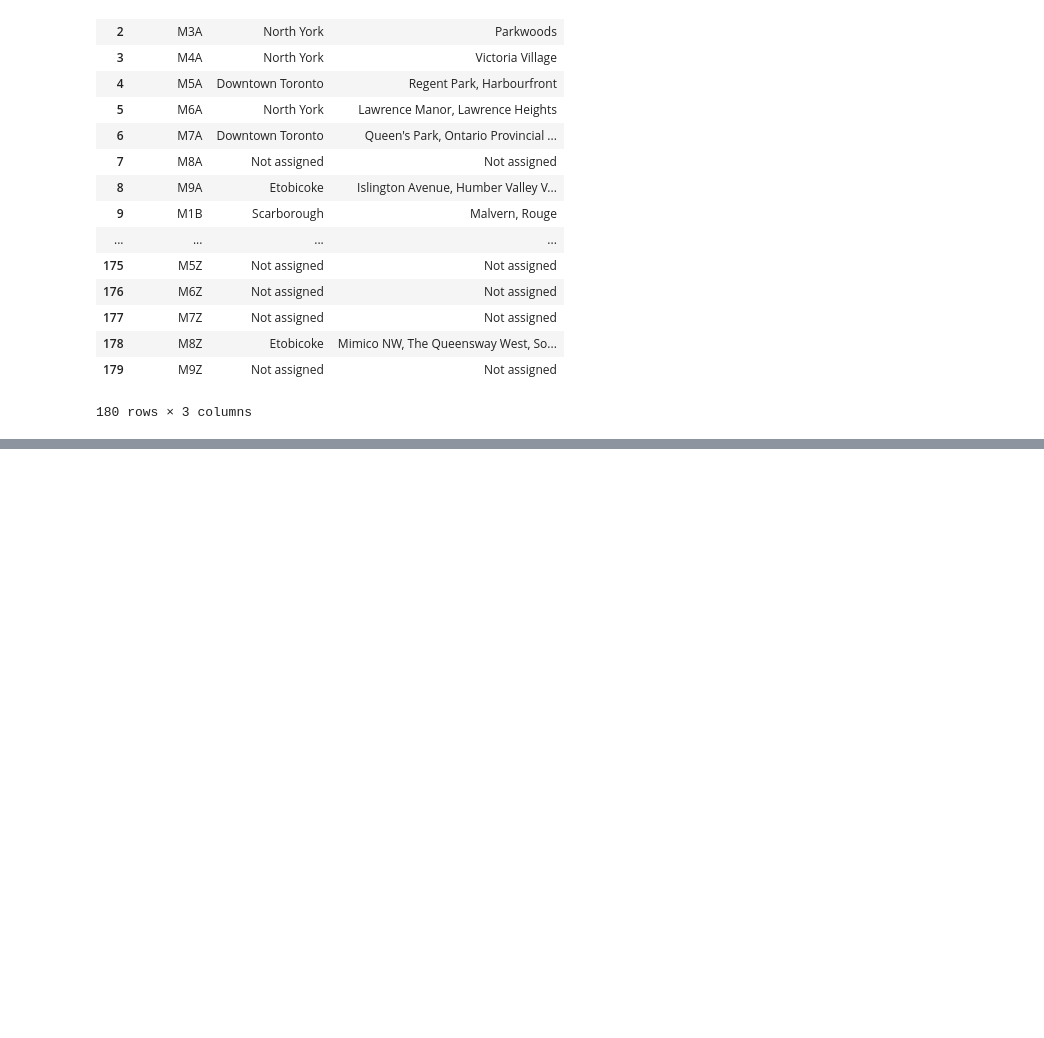
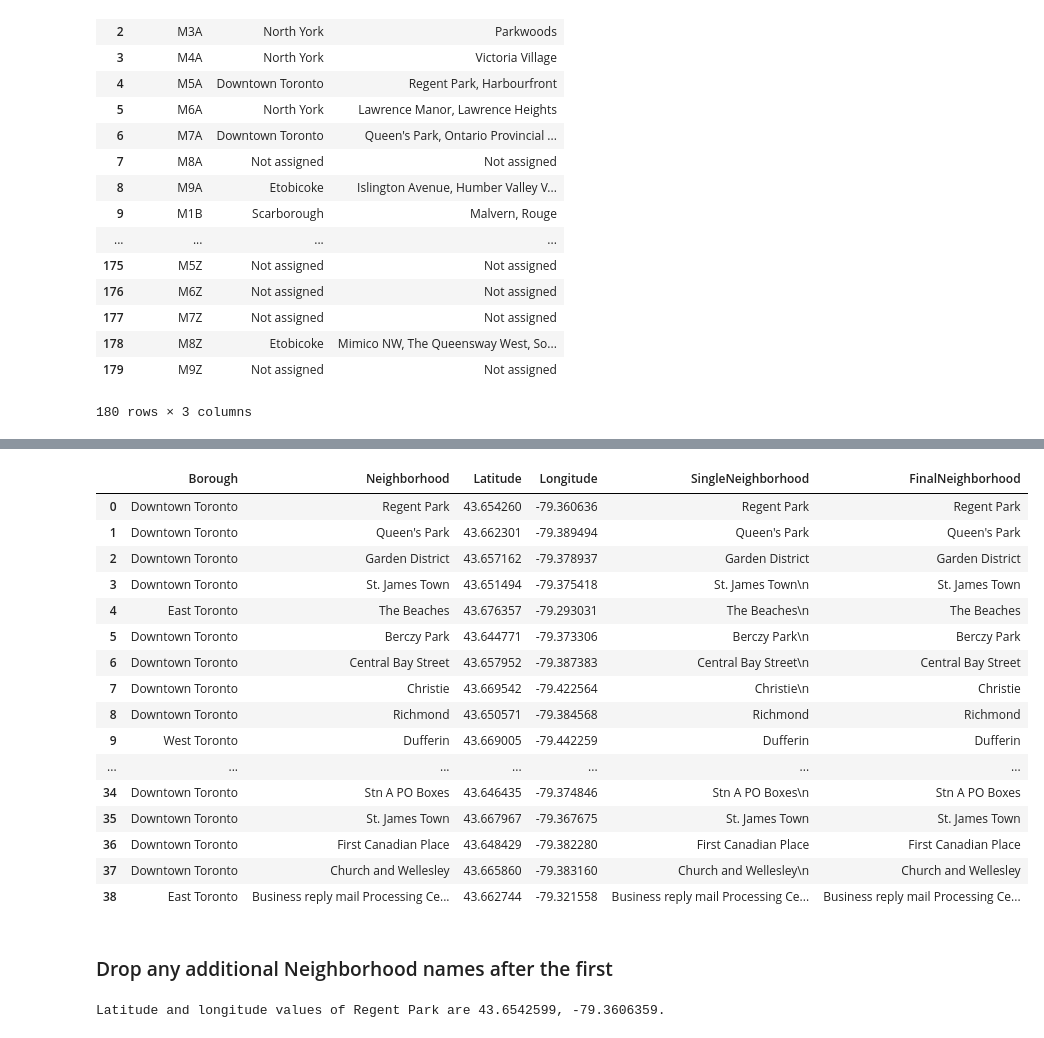
Before and after one commit to Maxizarius/datasciencecoursera, a Jupyter notebook: Coursera_Capstone.ipynb, the cells around one changed output, grey strips where cells are left out. Drawn from its saved outputs; the diff is of its cells as text; code cells hidden in the pictures; blank space fills up the shorter version.

```diff
--- a/Coursera_Capstone.ipynb
+++ b/Coursera_Capstone.ipynb
@@ -265,0 +538,34 @@ df
+# %%
+Toronto_data['Neighborhood'] = Toronto_data['FinalNeighborhood']
+Toronto_data
+# %% [output]
+|  | Borough | Neighborhood | Latitude | Longitude | SingleNeighborhood | FinalNeighborhood |
+| 0 | Downtown Toronto | Regent Park | 43.654260 | -79.360636 | Regent Park | Regent Park |
+| 1 | Downtown Toronto | Queen's Park | 43.662301 | -79.389494 | Queen's Park | Queen's Park |
+| 2 | Downtown Toronto | Garden District | 43.657162 | -79.378937 | Garden District | Garden District |
+| 3 | Downtown Toronto | St. James Town | 43.651494 | -79.375418 | St. James Town\n | St. James Town |
+| 4 | East Toronto | The Beaches | 43.676357 | -79.293031 | The Beaches\n | The Beaches |
+| 5 | Downtown Toronto | Berczy Park | 43.644771 | -79.373306 | Berczy Park\n | Berczy Park |
+| 6 | Downtown Toronto | Central Bay Street | 43.657952 | -79.387383 | Central Bay Street\n | Central Bay Street |
+| 7 | Downtown Toronto | Christie | 43.669542 | -79.422564 | Christie\n | Christie |
+| 8 | Downtown Toronto | Richmond | 43.650571 | -79.384568 | Richmond | Richmond |
+| 9 | West Toronto | Dufferin | 43.669005 | -79.442259 | Dufferin | Dufferin |
+| ... | ... | ... | ... | ... | ... | ... |
+| 34 | Downtown Toronto | Stn A PO Boxes | 43.646435 | -79.374846 | Stn A PO Boxes\n | Stn A PO Boxes |
+| 35 | Downtown Toronto | St. James Town | 43.667967 | -79.367675 | St. James Town | St. James Town |
+| 36 | Downtown Toronto | First Canadian Place | 43.648429 | -79.382280 | First Canadian Place | First Canadian Place |
+| 37 | Downtown Toronto | Church and Wellesley | 43.665860 | -79.383160 | Church and Wellesley\n | Church and Wellesley |
+| 38 | East Toronto | Business reply mail Processing Ce... | 43.662744 | -79.321558 | Business reply mail Processing Ce... | Business reply mail Processing Ce... |
+# %% [markdown]
+### Drop any additional Neighborhood names after the first
+# %%
+neighborhood_latitude = Toronto_data.loc[0, 'Latitude'] # neighborhood latitude value
+neighborhood_longitude = Toronto_data.loc[0, 'Longitude'] # neighborhood longitude value
+
+neighborhood_name = Toronto_data.loc[0, 'FinalNeighborhood'] # neighborhood name
+
+print('Latitude and longitude values of {} are {}, {}.'.format(neighborhood_name,
+                                                               neighborhood_latitude,
+                                                               neighborhood_longitude))
+# %% [output]
+Latitude and longitude values of Regent Park are 43.6542599, -79.3606359.
```
Also changed, not shown: parts of 51 cells of this notebook.
